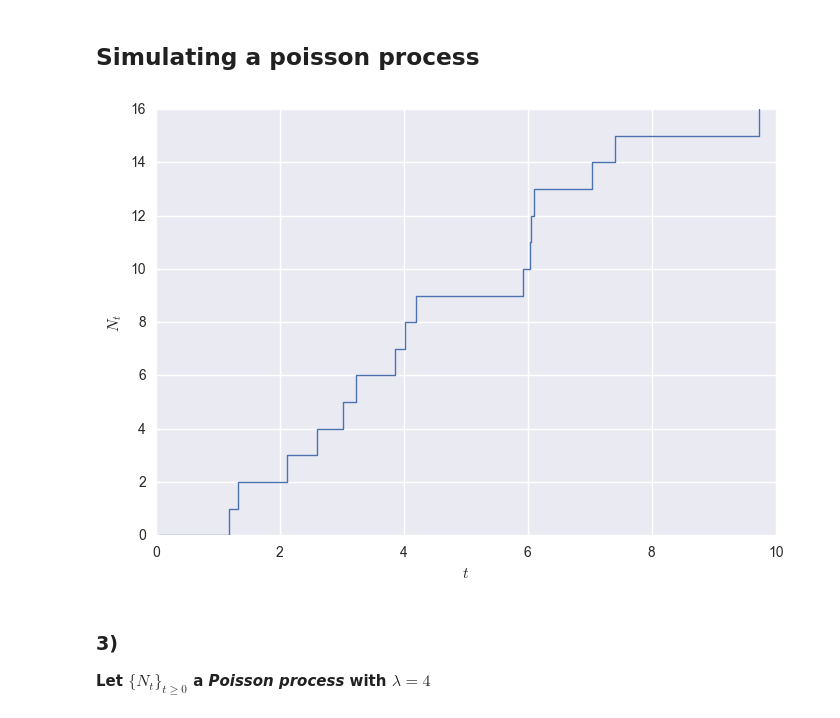
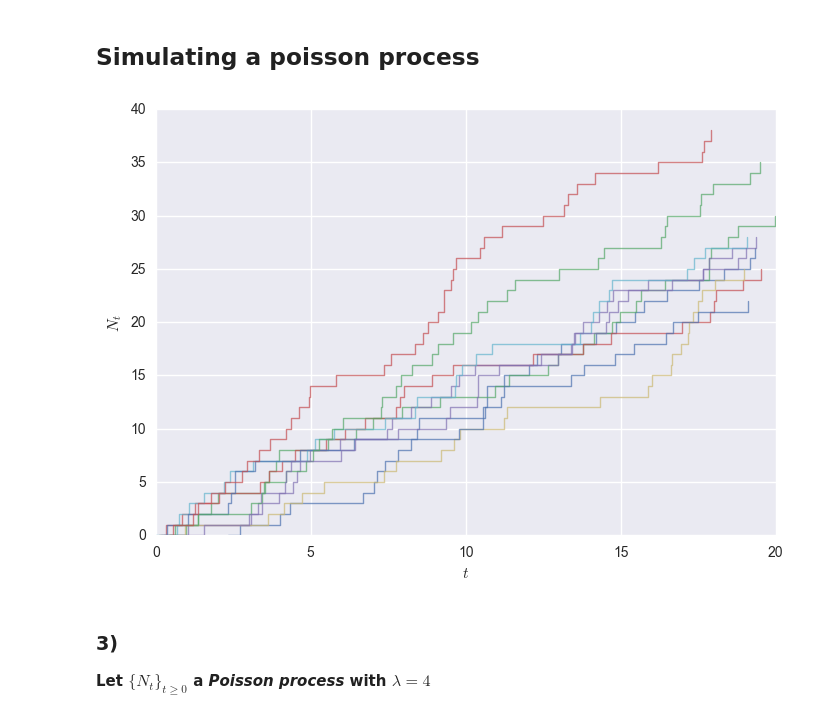
Before and after one commit to gerdm/UMA, a Jupyter notebook: stochastic_processes/notebooks/Hausaufgabe3.ipynb, the cells around one changed output. Drawn from its saved outputs; the diff is of its cells as text; code cells hidden in the pictures.

```diff
--- a/stochastic_processes/notebooks/Hausaufgabe3.ipynb
+++ b/stochastic_processes/notebooks/Hausaufgabe3.ipynb
@@ -15,16 +16,17 @@ poispr = lambda t, n, lmbd: stats.poisson.pmf(n, mu=t*lmbd)
 # %% [markdown]
 ## Simulating a poisson process
 # %%
-t = 10
+t = 20
 lmbda = 1.5
-Xt = poisson(lmbda*t)
-u = uniform(high=t, size=Xt); u.sort()
-plt.step(u, range(0, Xt), where="post", linewidth="1")
-plt.xlabel(r"$t$")
-plt.ylabel(r"$N_t$")
+for sim in range(10):
+    Xt = poisson(lmbda*t)
+    u = uniform(high=t, size=Xt); u.sort()
+    plt.step(u, range(0, Xt), where="post", linewidth="1", alpha=0.7)
+    plt.xlabel(r"$t$")
+    plt.ylabel(r"$N_t$")
 plt.show()
 # %% [output]
-[figure, old version]
+[figure, new version]
 # %% [markdown]
 ### 3)
 **Let $\{N_t\}_{t\geq0}$ a *Poisson process* with $\lambda=4$**
```
Also changed, not shown: parts of 7 cells of this notebook.
